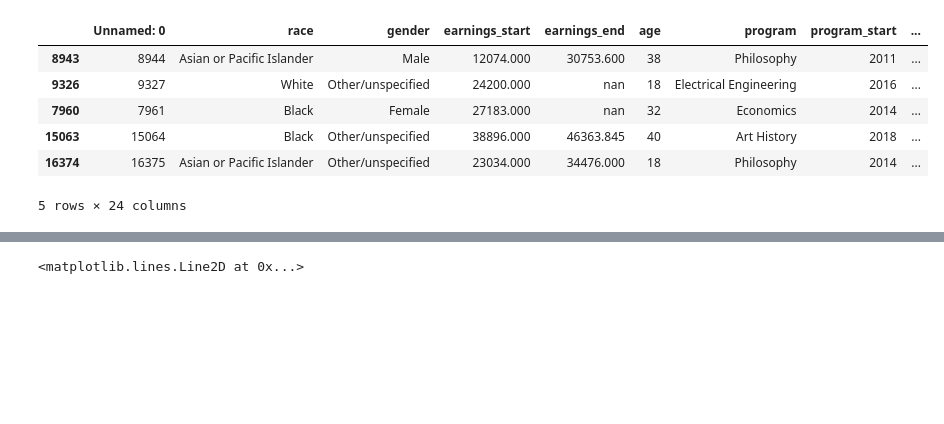
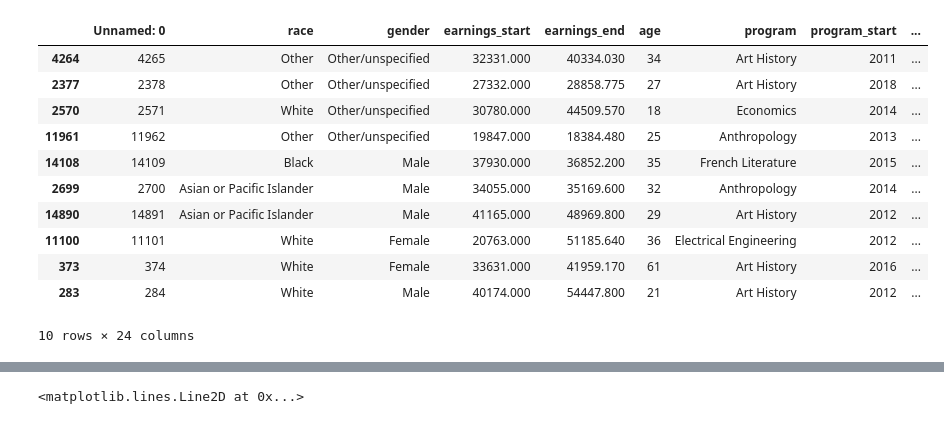
Before and after one commit to brighthive/roi-toolkit, a Jupyter notebook: Example Notebook.ipynb, the cells around one changed output, grey strips where cells are left out. Saved outputs shown, nothing was run; the diff lists cells and outputs as text; code cells hidden in the pictures; blank space fills up the shorter version.

```diff
--- a/Example Notebook.ipynb
+++ b/Example Notebook.ipynb
@@ -57,11 +117,16 @@ Geocode merge: Merged 12 of 30 observations in input dataframe (40.0%)
-# %%
-small_data.head()
-# %% [output]
-|  | Unnamed: 0 | race | gender | earnings_start | earnings_end | age | program | program_start | ... |
-| 8943 | 8944 | Asian or Pacific Islander | Male | 12074.000 | 30753.600 | 38 | Philosophy | 2011 | ... |
-| 9326 | 9327 | White | Other/unspecified | 24200.000 | nan | 18 | Electrical Engineering | 2016 | ... |
-| 7960 | 7961 | Black | Female | 27183.000 | nan | 32 | Economics | 2014 | ... |
-| 15063 | 15064 | Black | Other/unspecified | 38896.000 | 46363.845 | 40 | Art History | 2018 | ... |
-| 16374 | 16375 | Asian or Pacific Islander | Other/unspecified | 23034.000 | 34476.000 | 18 | Philosophy | 2014 | ... |
-5 rows × 24 columns
+# %%
+small_data.sample(10)
+# %% [output]
+|  | Unnamed: 0 | race | gender | earnings_start | earnings_end | age | program | program_start | ... |
+| 4264 | 4265 | Other | Other/unspecified | 32331.000 | 40334.030 | 34 | Art History | 2011 | ... |
+| 2377 | 2378 | Other | Other/unspecified | 27332.000 | 28858.775 | 27 | Art History | 2018 | ... |
+| 2570 | 2571 | White | Other/unspecified | 30780.000 | 44509.570 | 18 | Economics | 2014 | ... |
+| 11961 | 11962 | Other | Other/unspecified | 19847.000 | 18384.480 | 25 | Anthropology | 2013 | ... |
+| 14108 | 14109 | Black | Male | 37930.000 | 36852.200 | 35 | French Literature | 2015 | ... |
+| 2699 | 2700 | Asian or Pacific Islander | Male | 34055.000 | 35169.600 | 32 | Anthropology | 2014 | ... |
+| 14890 | 14891 | Asian or Pacific Islander | Male | 41165.000 | 48969.800 | 29 | Art History | 2012 | ... |
+| 11100 | 11101 | White | Female | 20763.000 | 51185.640 | 36 | Electrical Engineering | 2012 | ... |
+| 373 | 374 | White | Female | 33631.000 | 41959.170 | 61 | Art History | 2016 | ... |
+| 283 | 284 | White | Male | 40174.000 | 54447.800 | 21 | Art History | 2012 | ... |
+10 rows × 24 columns
 # %% [markdown]
```
Also changed, not shown: parts of 65 cells of this notebook, 1 other file.
